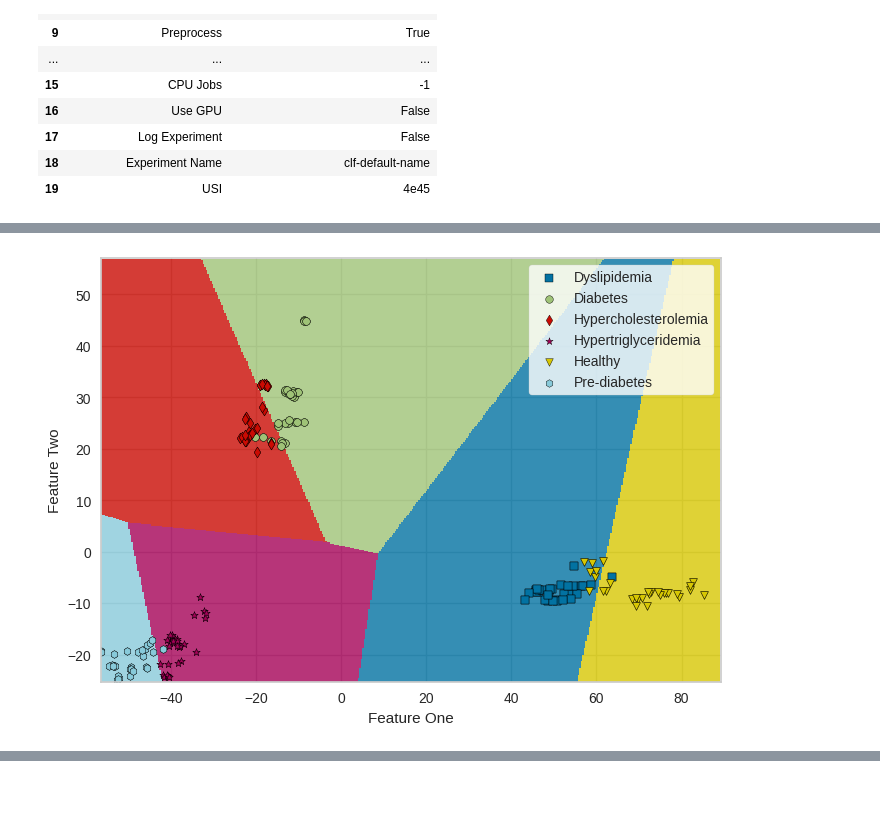
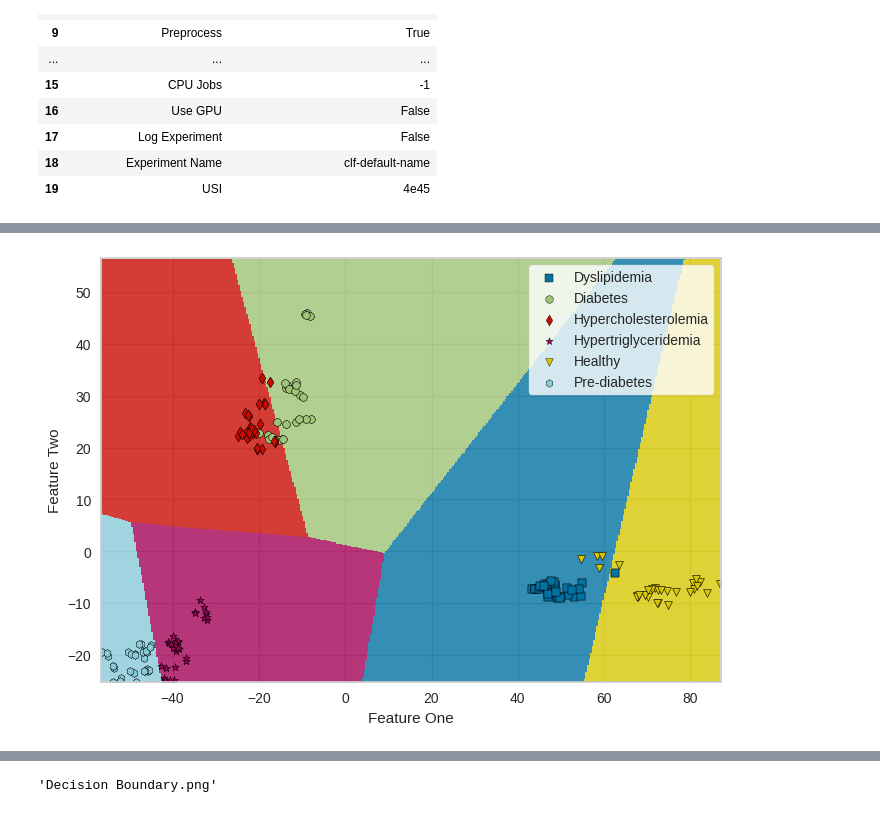
Before and after one commit to AlineEmmer/Machine-Learning, a Jupyter notebook: Machine_learning_Diabetes_Dislipidemia_Prediction.ipynb, the cells around one changed output, grey strips where cells are left out. Cells and saved outputs as stored; diff of their text form; code cells hidden in the pictures.

```diff
--- a/Machine_learning_Diabetes_Dislipidemia_Prediction.ipynb
+++ b/Machine_learning_Diabetes_Dislipidemia_Prediction.ipynb
@@ -135,6 +137,10 @@ interactive(children=(ToggleButtons(description='Plot Type:', icons=('',), optio
 # %%
 #Step 10: Plotting the decision boundary plot
-classification.plot_model(lda_model, plot ="boundary", plot_kwargs ={'classes': ["Dyslipidemia", "Diabetes", "Hypercholesterolemia", "Hypertriglyceridemia", "Healthy", "Pre-diabetes"]})
+classification.plot_model(best_model, plot ="boundary", plot_kwargs ={'classes': ["Dyslipidemia", "Diabetes", "Hypercholesterolemia",
+                                                                                  "Hypertriglyceridemia", "Healthy", "Pre-diabetes"]})
+classification.plot_model(best_model, plot ="boundary", plot_kwargs ={'classes':
+  ["Dyslipidemia", "Diabetes", "Hypercholesterolemia", "Hypertriglyceridemia", "Healthy", "Pre-diabetes"]},
+                          save = True, scale = 3)
 # %% [output]
 [interactive output not drawn]
-[figure, old version]
+[figure, new version]
@@ -141,2 +148,3 @@ classification.plot_model(lda_model, plot ="boundary", plot_kwargs ={'classes':
+'Decision Boundary.png'
 # %%
 # Step 11: Plotting the learning curve
```
Also changed, not shown: parts of 16 cells of this notebook.
